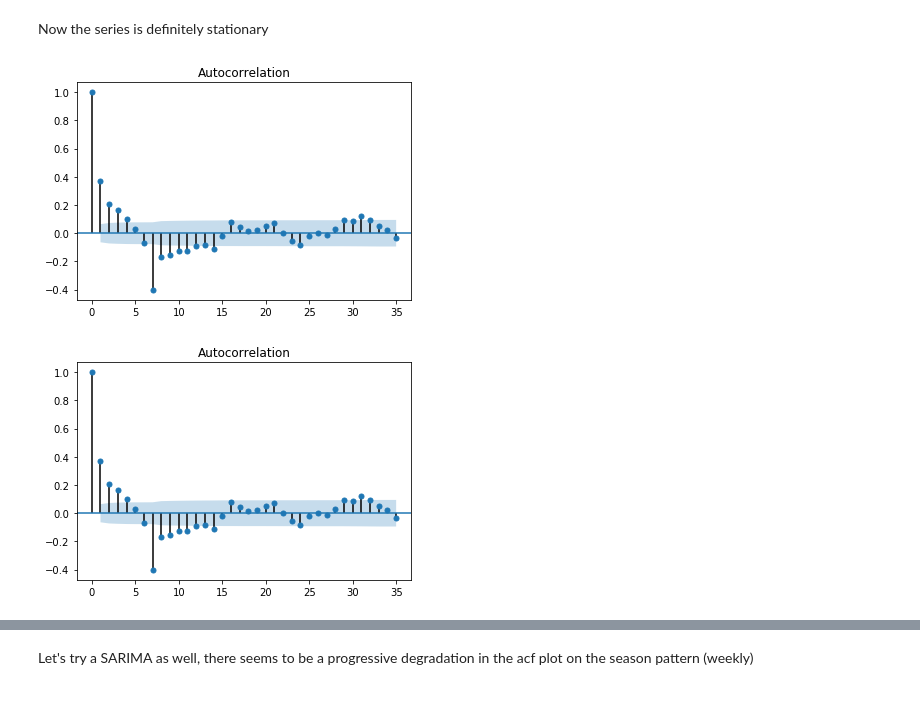
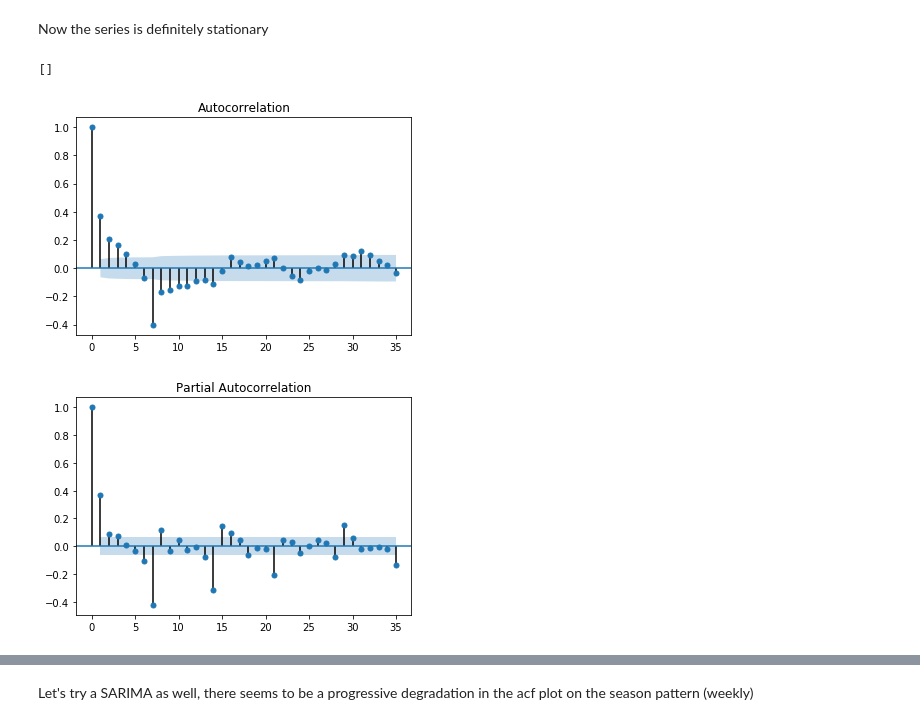
Before and after one commit to lynkx21/BB, a Jupyter notebook: BB06b_ARIMA_for_K11.ipynb, the cells around one changed output, grey strips where cells are left out. Cells and saved outputs as stored; diff of their text form; code cells hidden in the pictures.

```diff
--- a/BB06b_ARIMA_for_K11.ipynb
+++ b/BB06b_ARIMA_for_K11.ipynb
@@ -197,6 +197,9 @@ adfuller(df_diff)
 Now the series is definitely stationary
 # %%
 plot_acf(df_diff, lags=35)
+plot_pacf(df_diff, lags=35)
+plt.plot()
 # %% [output]
+[]
-[figure, old version]
+[figure, new version]
-[figure, old version]
+[figure, new version]
```
Also changed, not shown: parts of 38 cells of this notebook.
